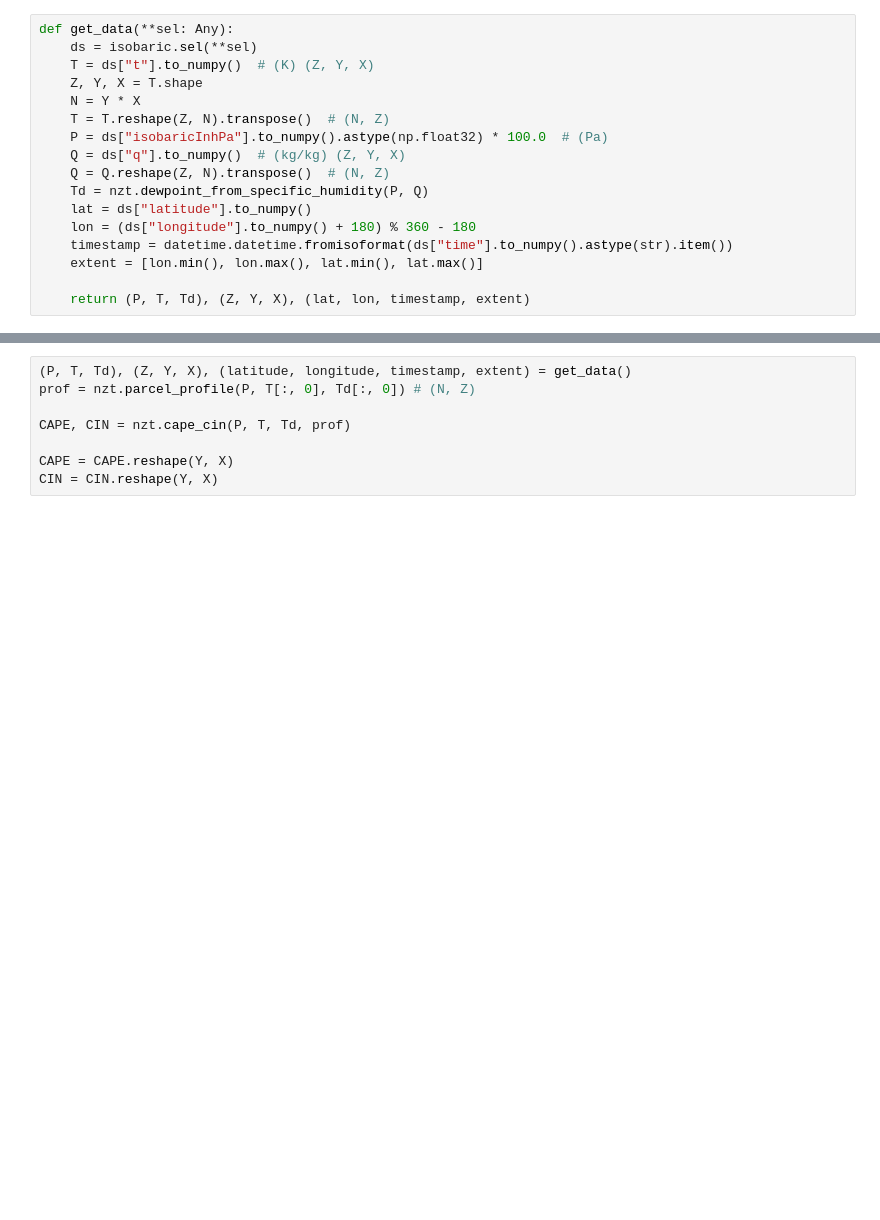
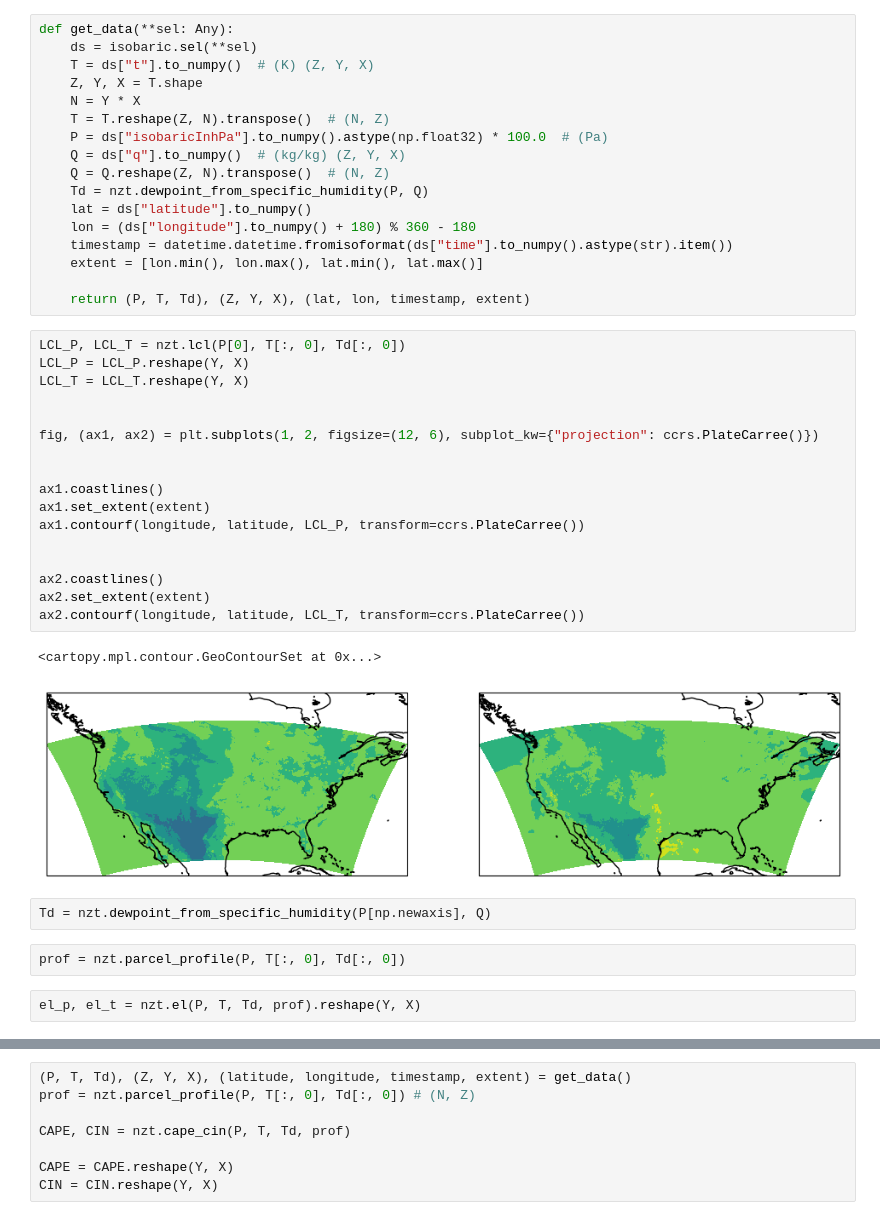
Before and after one commit to leaver2000/nzthermo-notebooks, a Jupyter notebook: nb.ipynb, the cells around one changed output, grey strips where cells are left out. Saved outputs shown, nothing was run; the diff lists cells and outputs as text; blank space fills up the shorter version.

```diff
--- a/nb.ipynb
+++ b/nb.ipynb
@@ -78,4 +64,30 @@ def get_data(**sel: Any):
     extent = [lon.min(), lon.max(), lat.min(), lat.max()]
 
     return (P, T, Td), (Z, Y, X), (lat, lon, timestamp, extent)
+# %%
+LCL_P, LCL_T = nzt.lcl(P[0], T[:, 0], Td[:, 0])
+LCL_P = LCL_P.reshape(Y, X)
+LCL_T = LCL_T.reshape(Y, X)
+
+
+fig, (ax1, ax2) = plt.subplots(1, 2, figsize=(12, 6), subplot_kw={"projection": ccrs.PlateCarree()})
+
+
+ax1.coastlines()
+ax1.set_extent(extent)
+ax1.contourf(longitude, latitude, LCL_P, transform=ccrs.PlateCarree())
+
+
+ax2.coastlines()
+ax2.set_extent(extent)
+ax2.contourf(longitude, latitude, LCL_T, transform=ccrs.PlateCarree())
+# %% [output]
+<cartopy.mpl.contour.GeoContourSet at 0x...>
+[figure, added]
+# %%
+Td = nzt.dewpoint_from_specific_humidity(P[np.newaxis], Q)
+# %%
+prof = nzt.parcel_profile(P, T[:, 0], Td[:, 0])
+# %%
+el_p, el_t = nzt.el(P, T, Td, prof).reshape(Y, X)
 # %%
```
Also changed, not shown: parts of 13 cells of this notebook.
